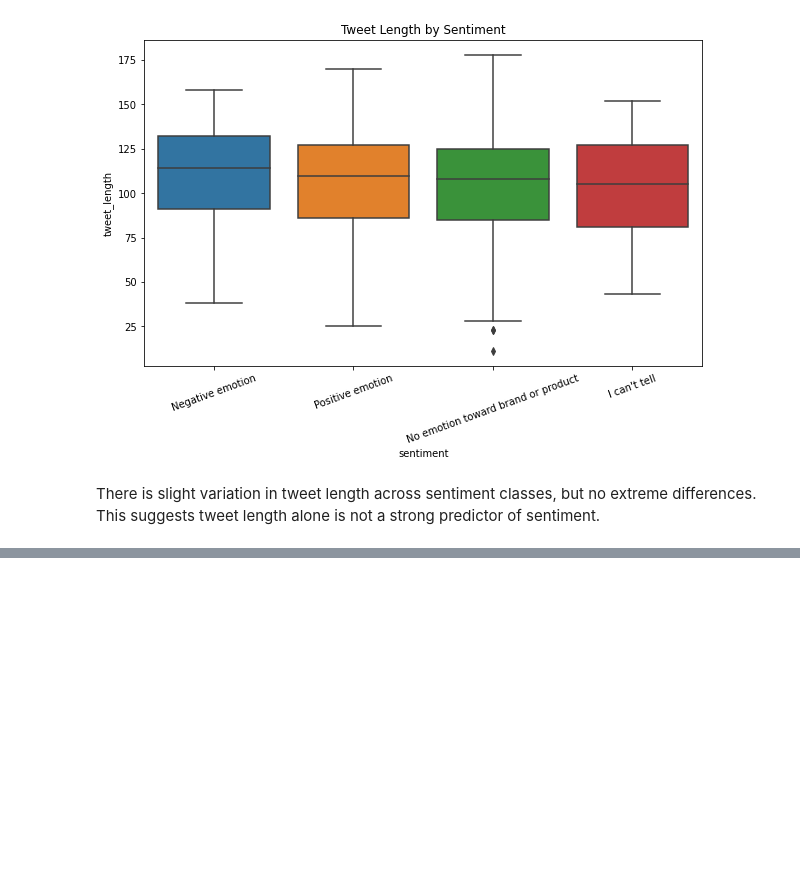
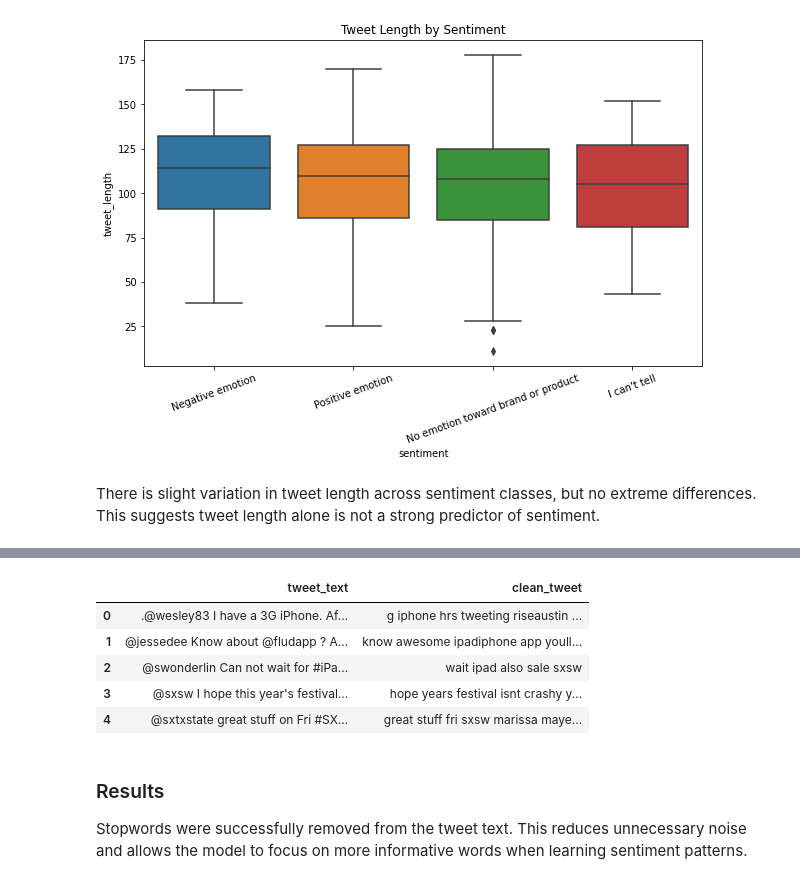
Before and after one commit to Alexk-creator/Phase_4_project, a Jupyter notebook: student.ipynb, the cells around one changed output, grey strips where cells are left out. Drawn from its saved outputs; the diff is of its cells as text; code cells hidden in the pictures; blank space fills up the shorter version.

```diff
--- a/student.ipynb
+++ b/student.ipynb
@@ -182,0 +267,27 @@ There is slight variation in tweet length across sentiment classes, but no extre
+# %%
+stop_words = set(stopwords.words('english'))
+# %%
+def remove_stopwords(text):
+    words = text.split()
+
+    filtered_words = [
+        word for word in words
+        if word not in stop_words
+    ]
+
+    return " ".join(filtered_words)
+# %%
+df['clean_tweet'] = df['clean_tweet'].apply(remove_stopwords)
+# %%
+df[['tweet_text', 'clean_tweet']].head()
+# %% [output]
+|  | tweet_text | clean_tweet |
+| 0 | .@wesley83 I have a 3G iPhone. Af... | g iphone hrs tweeting riseaustin ... |
+| 1 | @jessedee Know about @fludapp ? A... | know awesome ipadiphone app youll... |
+| 2 | @swonderlin Can not wait for #iPa... | wait ipad also sale sxsw |
+| 3 | @sxsw I hope this year's festival... | hope years festival isnt crashy y... |
+| 4 | @sxtxstate great stuff on Fri #SX... | great stuff fri sxsw marissa maye... |
+# %% [markdown]
+### Results
+
+Stopwords were successfully removed from the tweet text. This reduces unnecessary noise and allows the model to focus on more informative words when learning sentiment patterns.
```
Also changed, not shown: parts of 37 cells of this notebook.
